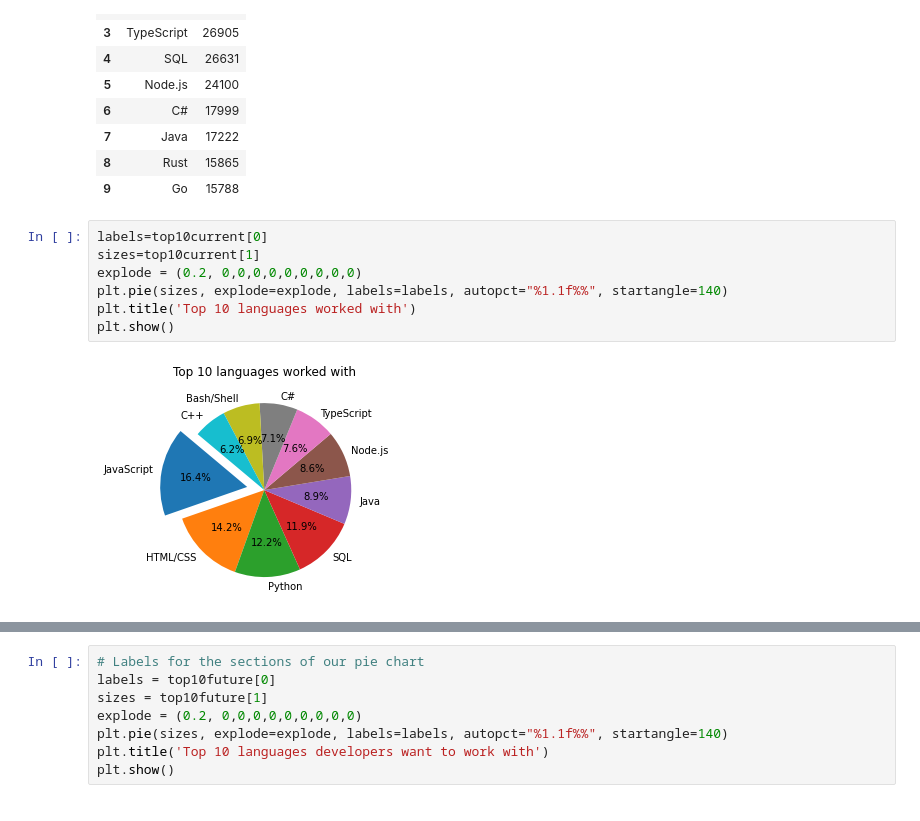
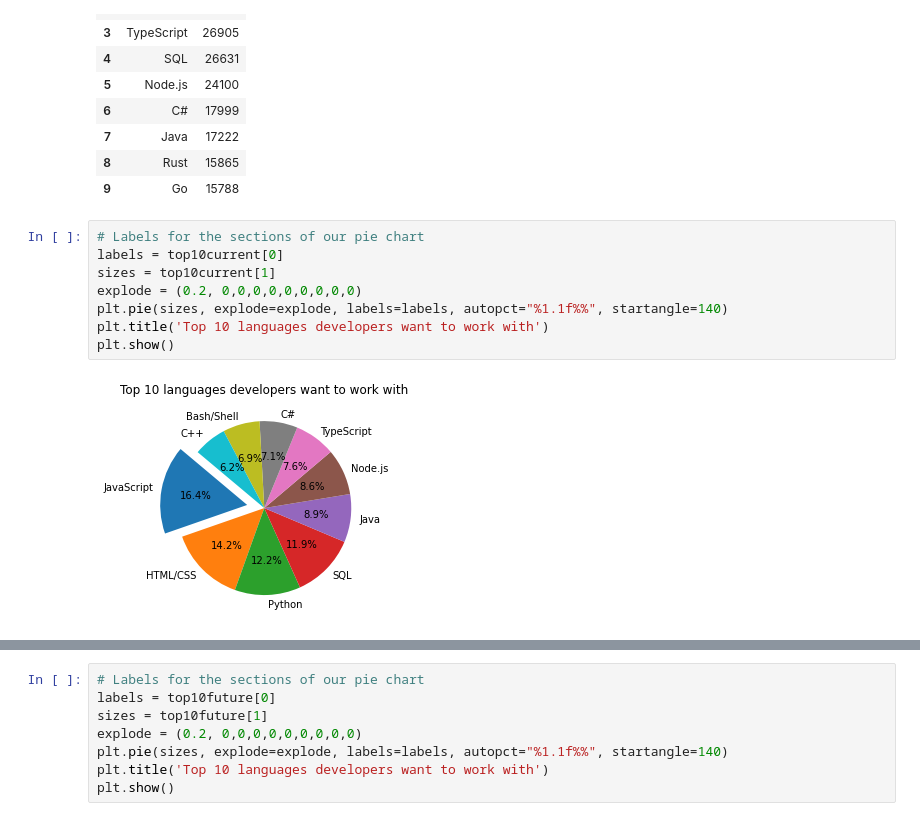
Before and after one commit to Stencoss/DataDrivenDevelopers, a Jupyter notebook: project_1.ipynb, the cells around one changed output, grey strips where cells are left out. Cells and saved outputs as stored; diff of their text form.

Commit message:
processed pie charts

```diff
--- a/project_1.ipynb
+++ b/project_1.ipynb
@@ -121,11 +121,12 @@ top10future                               #
 | 8 | Rust | 15865 |
 | 9 | Go | 15788 |
 # %%
-labels=top10current[0]
-sizes=top10current[1]
+# Labels for the sections of our pie chart
+labels = top10current[0]
+sizes = top10current[1]
 explode = (0.2, 0,0,0,0,0,0,0,0,0)
 plt.pie(sizes, explode=explode, labels=labels, autopct="%1.1f%%", startangle=140)
-plt.title('Top 10 languages worked with')
+plt.title('Top 10 languages developers want to work with')
 plt.show()
 # %% [output]
-[figure, old version]
+[figure, new version]
```
Also changed, not shown: parts of 1 cell of this notebook.
